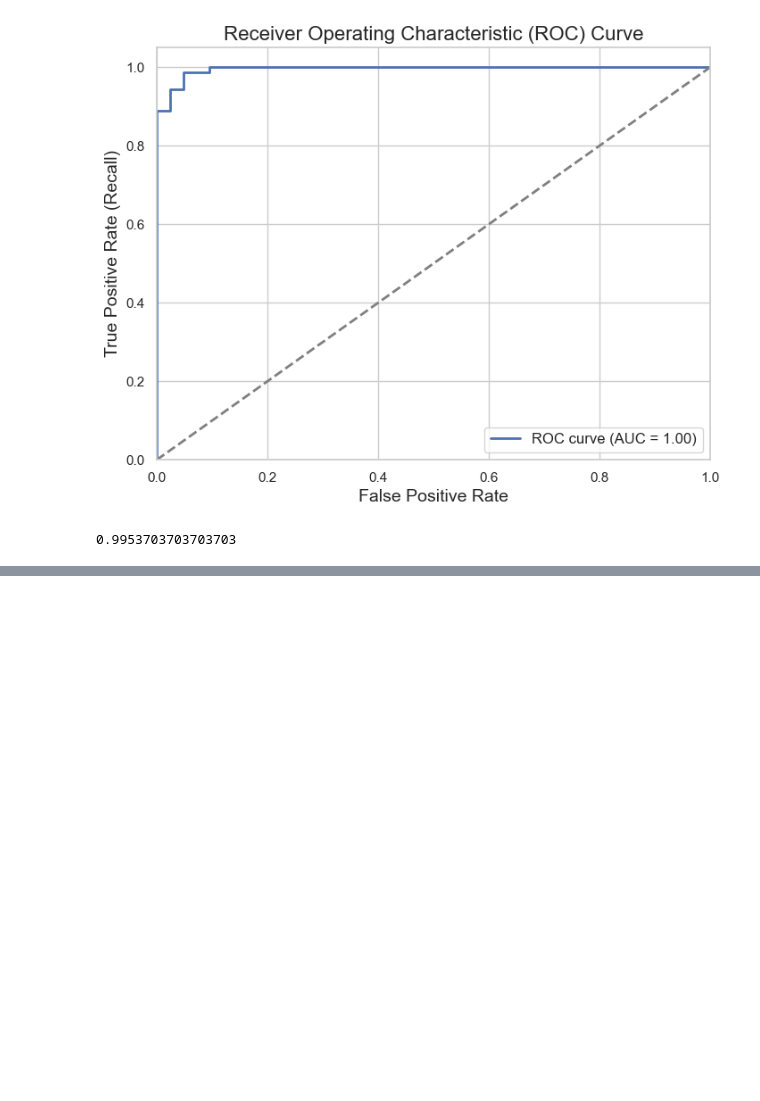
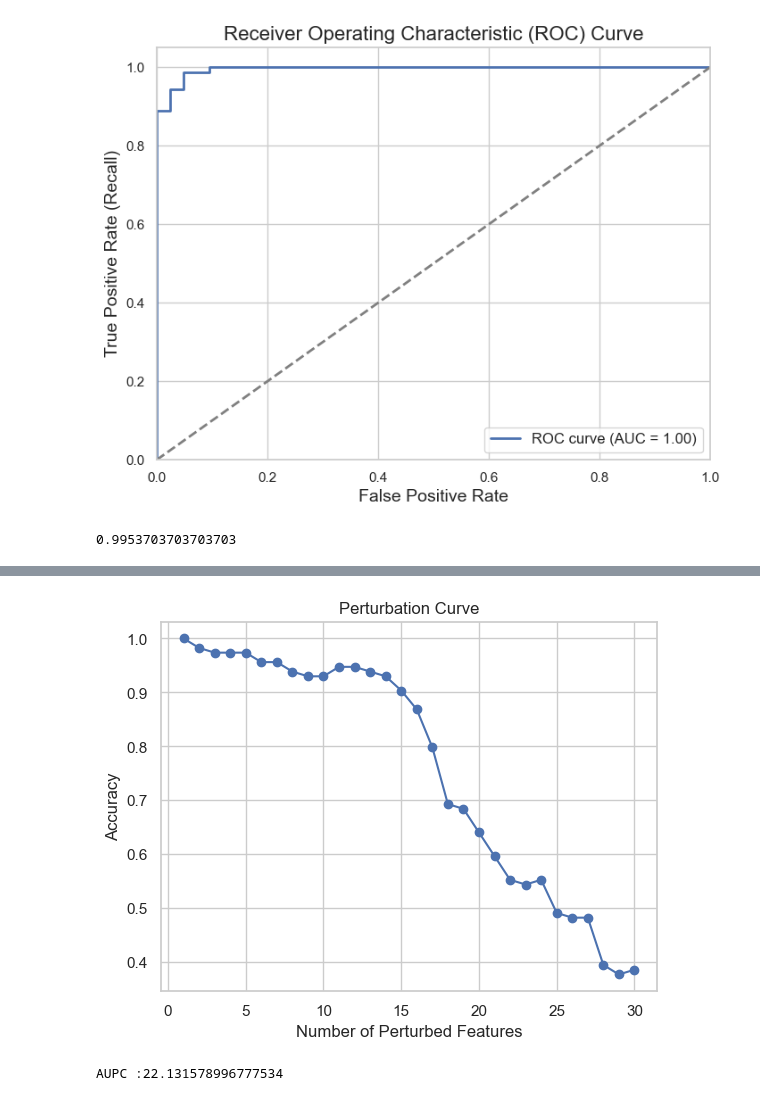
Before and after one commit to RickSanchezStoic/XAI, a Jupyter notebook: main.ipynb, the cells around one changed output, grey strips where cells are left out. Saved outputs shown, nothing was run; the diff lists cells and outputs as text; code cells hidden in the pictures; blank space fills up the shorter version.

```diff
--- a/main.ipynb
+++ b/main.ipynb
@@ -150,0 +193,2 @@ explanations
+# %%
+AUPC_dict = {} # a dictionary to store the Area Under the Perturbation Curve, so as to compare later
@@ -166,7 +317,13 @@ plot_perturbation_steps(results)
 # %%
 from visualisation.lime import plot_perturbation_curve
-from Lime_Analysis.perturbation import  perturb_dataset, compute_aupc
+from lime_analysis.perturbation import perturb_dataset, compute_aupc
 
-accuracy_results = perturb_dataset(test_data,dic[1]['TP']['attributions'],model,feature_names)
-plot_perturbation_curve(accuracy_results )
-compute_aupc(accuracy_results)
+accuracy_results = perturb_dataset(
+    test_data, explanations["TP"]["attributions"], model, feature_names
+)
+plot_perturbation_curve(accuracy_results)
+print(f"AUPC :{compute_aupc(accuracy_results)}")
+AUPC_dict['TP'] = compute_aupc(accuracy_results)
+# %% [output]
+[figure, added]
+AUPC :22.131578996777534
```
Also changed, not shown: parts of 75 cells of this notebook, 16 other files.
